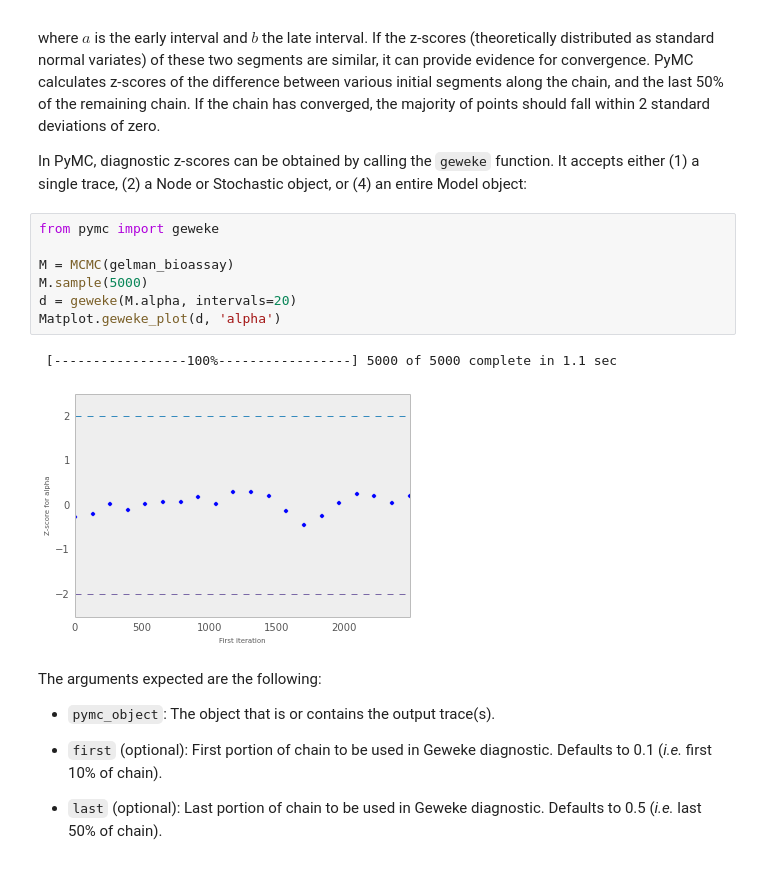
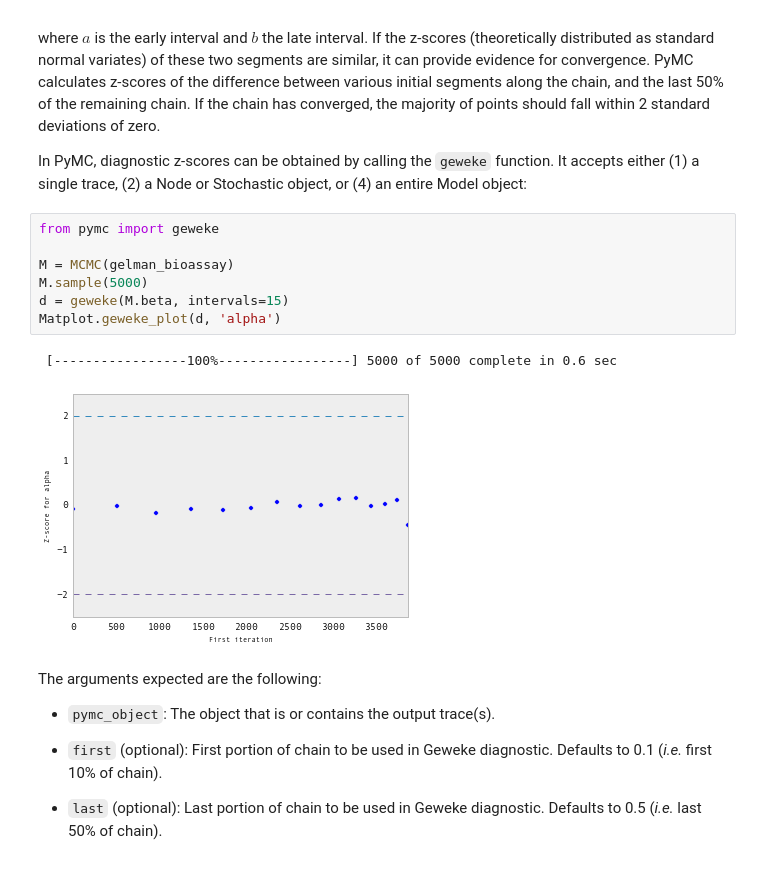
Before and after one commit to fonnesbeck/Bios8366, a Jupyter notebook: notebooks/Section4_5-Model-Checking.ipynb, the cells around one changed output. Saved outputs shown, nothing was run; the diff lists cells and outputs as text.

```diff
--- a/notebooks/Section4_5-Model-Checking.ipynb
+++ b/notebooks/Section4_5-Model-Checking.ipynb
@@ -158,13 +162,13 @@ accepts either (1) a single trace, (2) a Node or Stochastic object, or
 # %%
 from pymc import geweke
 
 M = MCMC(gelman_bioassay)
 M.sample(5000)
-d = geweke(M.alpha, intervals=20)
+d = geweke(M.beta, intervals=15)
 Matplot.geweke_plot(d, 'alpha')
 # %% [output]
- [-----------------100%-----------------] 5000 of 5000 complete in 1.1 sec
+ [-----------------100%-----------------] 5000 of 5000 complete in 0.6 sec
-[figure, old version]
+[figure, new version]
 # %% [markdown]
 The arguments expected are the following:
 
```
Also changed, not shown: parts of 16 cells of this notebook.
